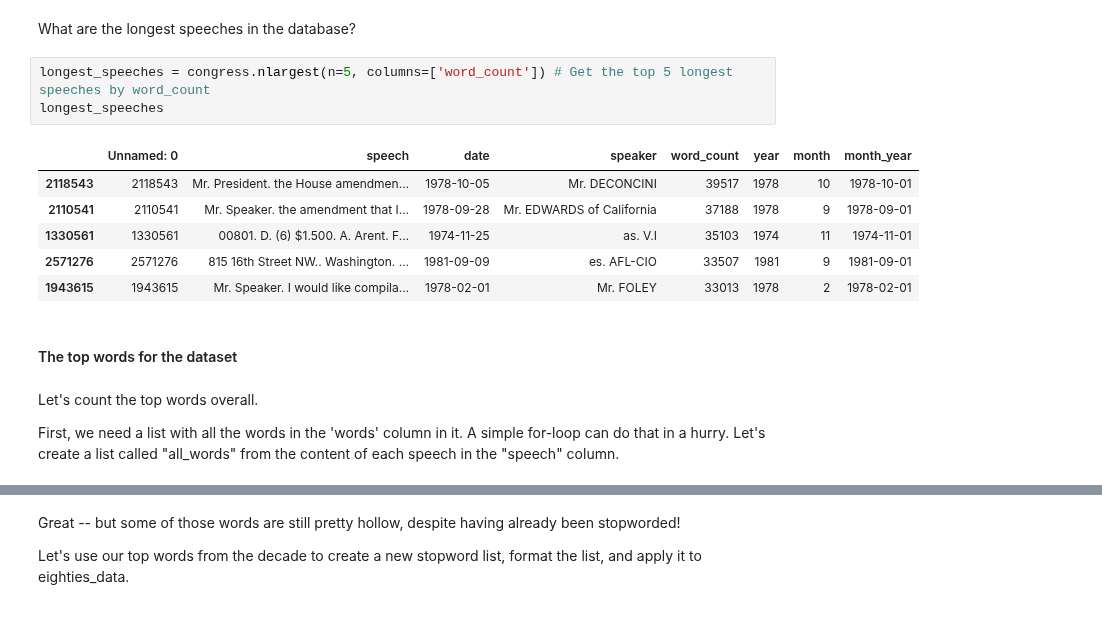
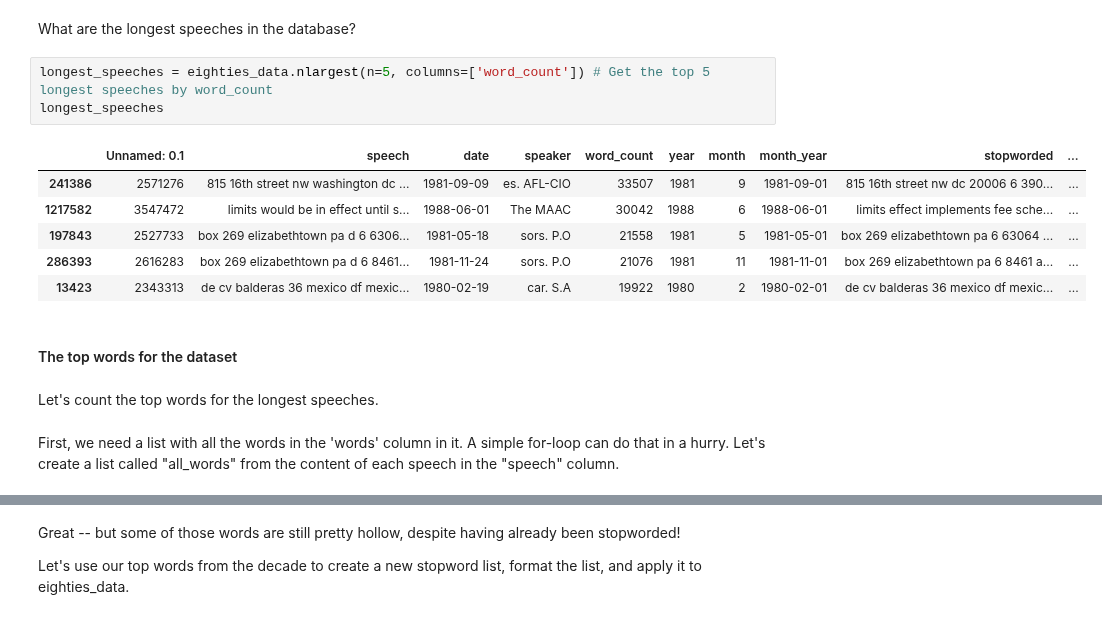
Before and after one commit to stephbuon/digital-history, a Jupyter notebook: hist3368-week5-plotting-change-over-time/hist3368-week-5-working-with-tabular-data.ipynb, the cells around one changed output, grey strips where cells are left out. Saved outputs shown, nothing was run; the diff lists cells and outputs as text.

```diff
--- a/hist3368-week5-plotting-change-over-time/hist3368-week-5-working-with-tabular-data.ipynb
+++ b/hist3368-week5-plotting-change-over-time/hist3368-week-5-working-with-tabular-data.ipynb
@@ -762,19 +776,19 @@ eighties_data['wordcount'].sum()
 # %% [markdown]
 What are the longest speeches in the database?
 # %%
-longest_speeches = congress.nlargest(n=5, columns=['word_count']) # Get the top 5 longest speeches by word_count
+longest_speeches = eighties_data.nlargest(n=5, columns=['word_count']) # Get the top 5 longest speeches by word_count
 longest_speeches
 # %% [output]
-|  | Unnamed: 0 | speech | date | speaker | word_count | year | month | month_year |
-| 2118543 | 2118543 | Mr. President. the House amendmen... | 1978-10-05 | Mr. DECONCINI | 39517 | 1978 | 10 | 1978-10-01 |
-| 2110541 | 2110541 | Mr. Speaker. the amendment that I... | 1978-09-28 | Mr. EDWARDS of California | 37188 | 1978 | 9 | 1978-09-01 |
-| 1330561 | 1330561 | 00801. D. (6) $1.500. A. Arent. F... | 1974-11-25 | as. V.I | 35103 | 1974 | 11 | 1974-11-01 |
-| 2571276 | 2571276 | 815 16th Street NW.. Washington. ... | 1981-09-09 | es. AFL-CIO | 33507 | 1981 | 9 | 1981-09-01 |
-| 1943615 | 1943615 | Mr. Speaker. I would like compila... | 1978-02-01 | Mr. FOLEY | 33013 | 1978 | 2 | 1978-02-01 |
+|  | Unnamed: 0.1 | speech | date | speaker | word_count | year | month | month_year | stopworded | ... |
+| 241386 | 2571276 | 815 16th street nw washington dc ... | 1981-09-09 | es. AFL-CIO | 33507 | 1981 | 9 | 1981-09-01 | 815 16th street nw dc 20006 6 390... | ... |
+| 1217582 | 3547472 | limits would be in effect until s... | 1988-06-01 | The MAAC | 30042 | 1988 | 6 | 1988-06-01 | limits effect implements fee sche... | ... |
+| 197843 | 2527733 | box 269 elizabethtown pa d 6 6306... | 1981-05-18 | sors. P.O | 21558 | 1981 | 5 | 1981-05-01 | box 269 elizabethtown pa 6 63064 ... | ... |
+| 286393 | 2616283 | box 269 elizabethtown pa d 6 8461... | 1981-11-24 | sors. P.O | 21076 | 1981 | 11 | 1981-11-01 | box 269 elizabethtown pa 6 8461 a... | ... |
+| 13423 | 2343313 | de cv balderas 36 mexico df mexic... | 1980-02-19 | car. S.A | 19922 | 1980 | 2 | 1980-02-01 | de cv balderas 36 mexico df mexic... | ... |
 # %% [markdown]
 #### The top words for the dataset
+# %% [markdown]
+Let's count the top words for the longest speeches.
 # %% [markdown]
-Let's count the top words overall.
-
 First, we need a list with all the words in the 'words' column in it. A simple for-loop can do that in a hurry.  Let's create a list called "all_words" from the content of each speech in the "speech" column.
 # %%
```
Also changed, not shown: parts of 36 cells of this notebook.
